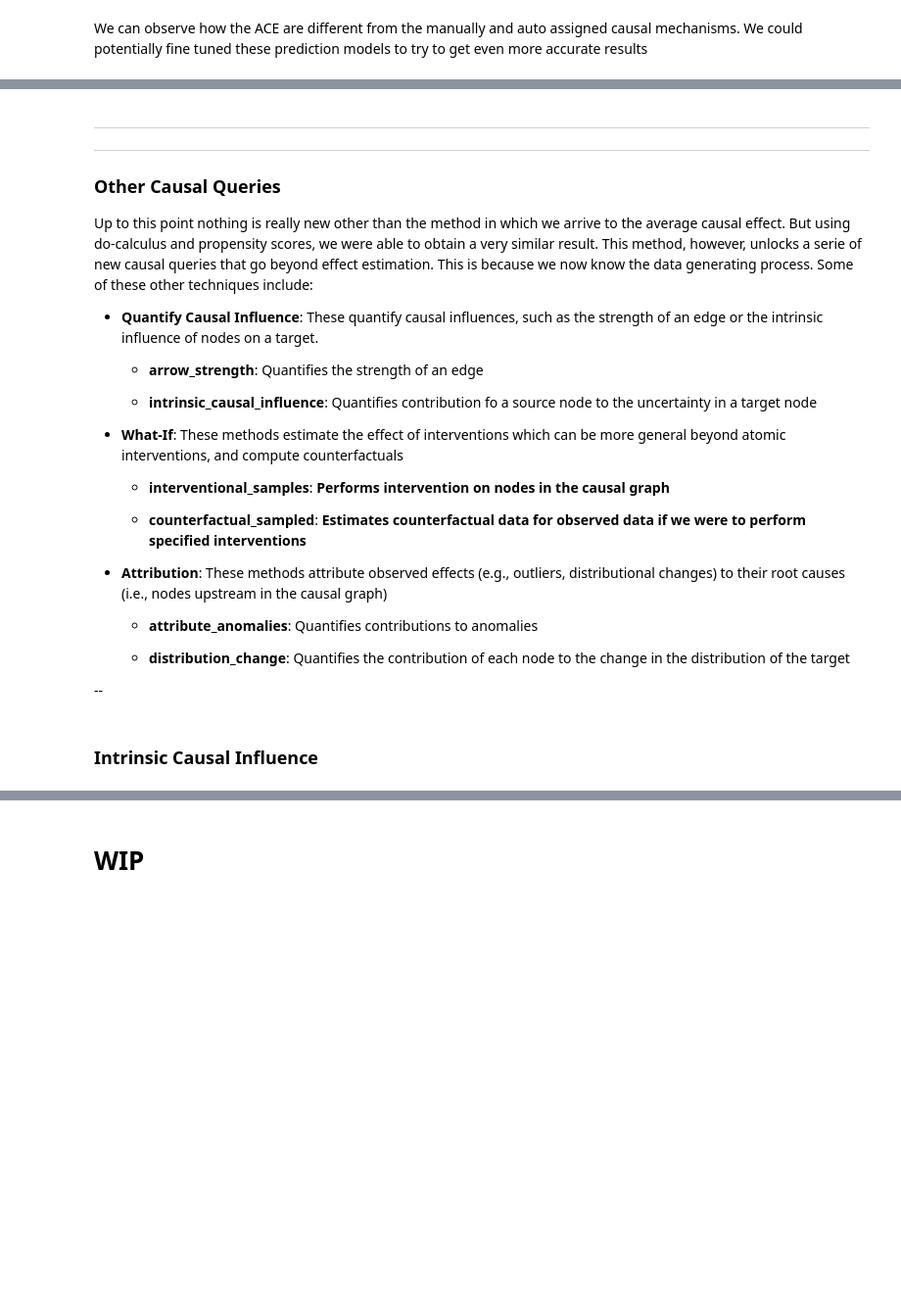
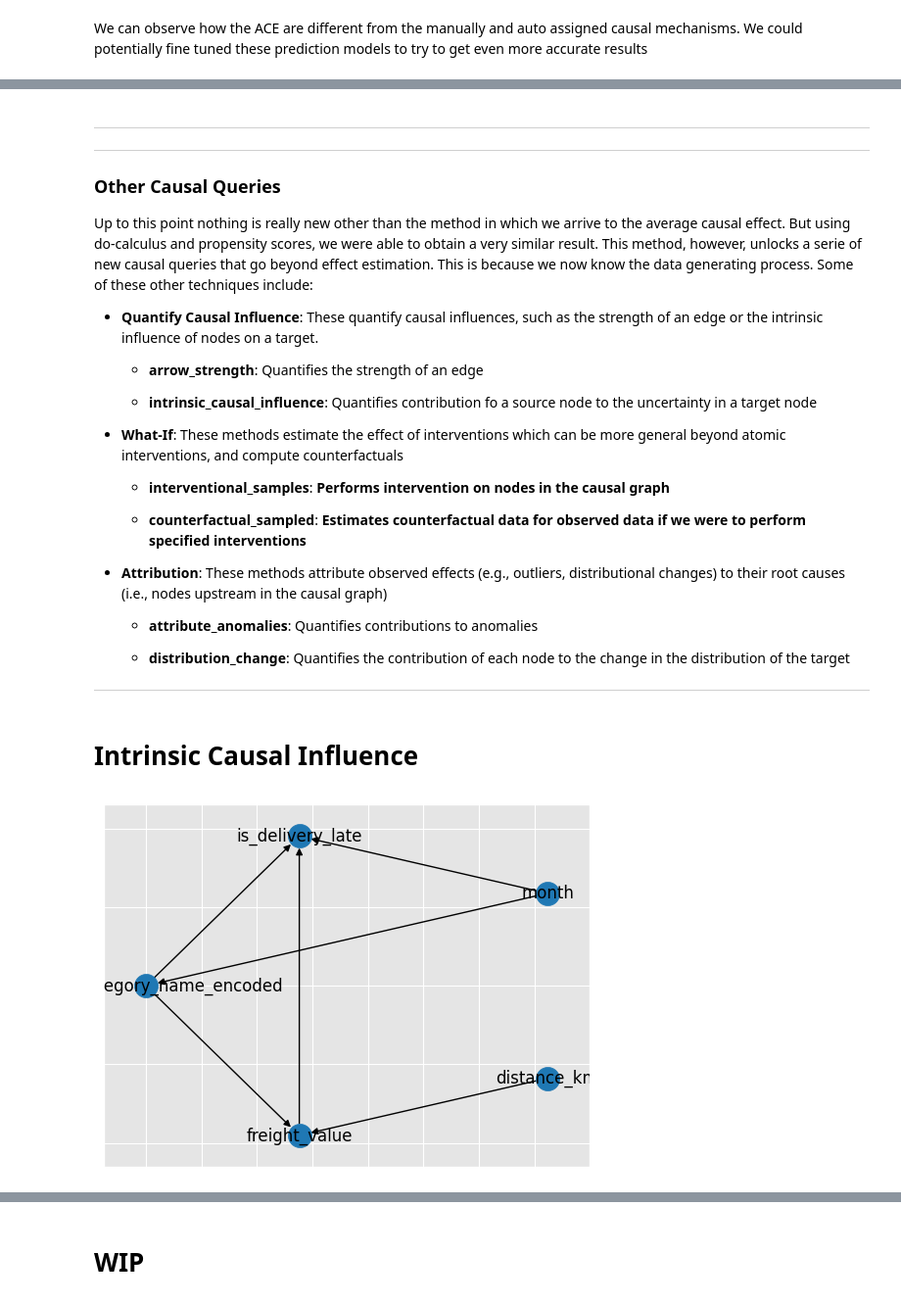
Before and after one commit to menni99/causal-attribution-analysis, a Jupyter notebook: notebooks/gcm-development.ipynb, the cells around one changed output, grey strips where cells are left out. Shown at 98% size. Saved outputs shown, nothing was run; the diff lists cells and outputs as text; code cells hidden in the pictures; blank space fills up the shorter version.

```diff
--- a/notebooks/gcm-development.ipynb
+++ b/notebooks/gcm-development.ipynb
@@ -317,6 +317,35 @@ Up to this point nothing is really new other than the method in which we arrive
 
     - **distribution_change**:  Quantifies the contribution of each node to the change in the distribution of the target
 
---
+----
 # %% [markdown]
-### Intrinsic Causal Influence
+# Intrinsic Causal Influence
+# %%
+# nodes
+nodes_list = [
+'product_category_name_encoded',
+'freight_value',
+'distance_km',
+'month',
+]
+
+# edges
+edges_list = [
+    ('month', 'is_delivery_late'),
+    ('month', 'product_category_name_encoded'),
+    ('product_category_name_encoded', 'is_delivery_late'),
+    ('product_category_name_encoded', 'freight_value'),
+    ('freight_value', 'is_delivery_late'),
+    ('distance_km', 'freight_value'),
+]
+
+# Graph
+G2 = nx.DiGraph()
+G2.add_nodes_from(nodes_list)
+G2.add_edges_from(edges_list)
+
+pos = nx.shell_layout(G2)
+nx.draw_networkx(G2, pos, arrows=True)
+plt.show()
+# %% [output]
+[figure, added]
```
Also changed, not shown: parts of 9 cells of this notebook.
